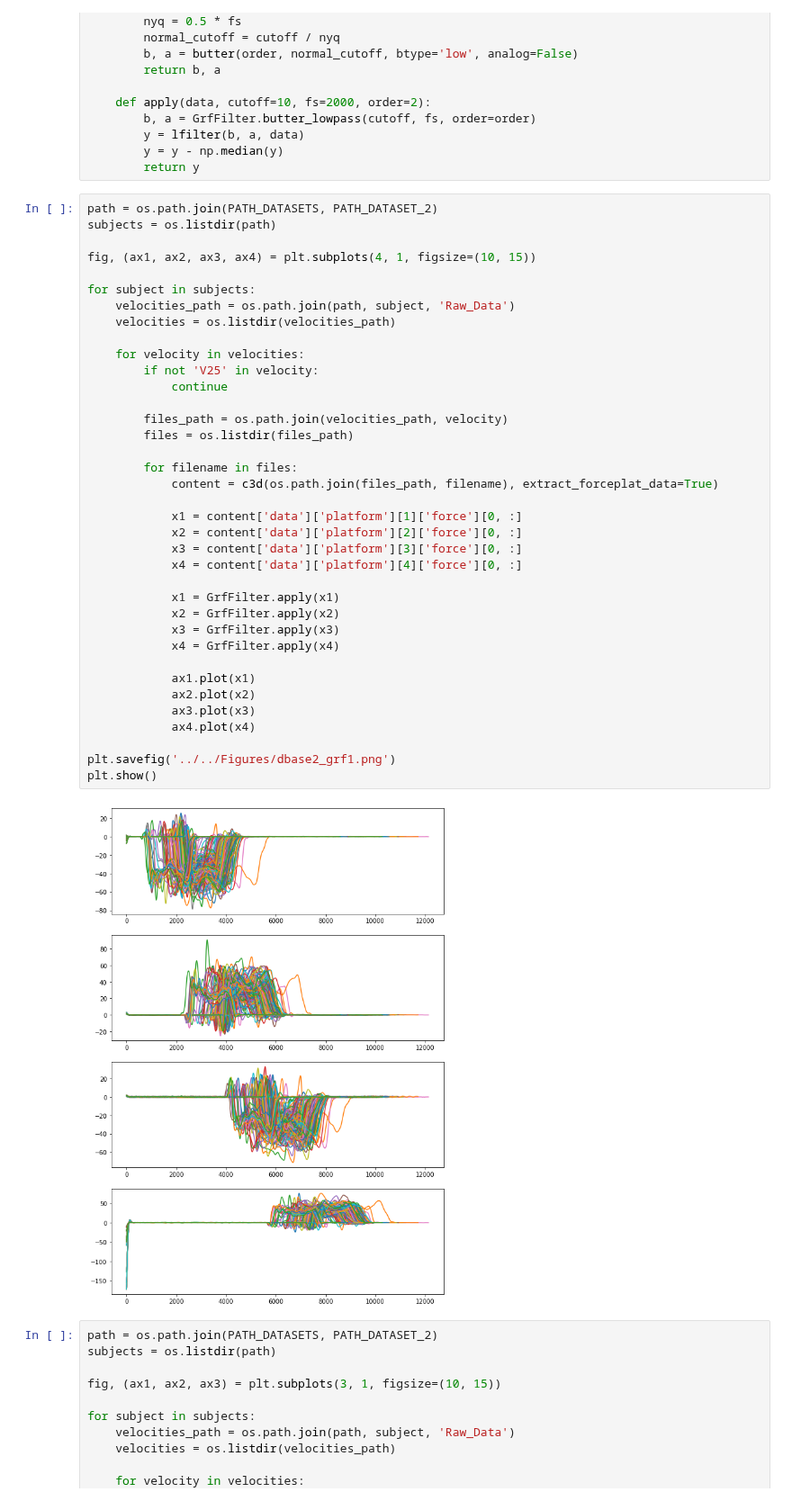
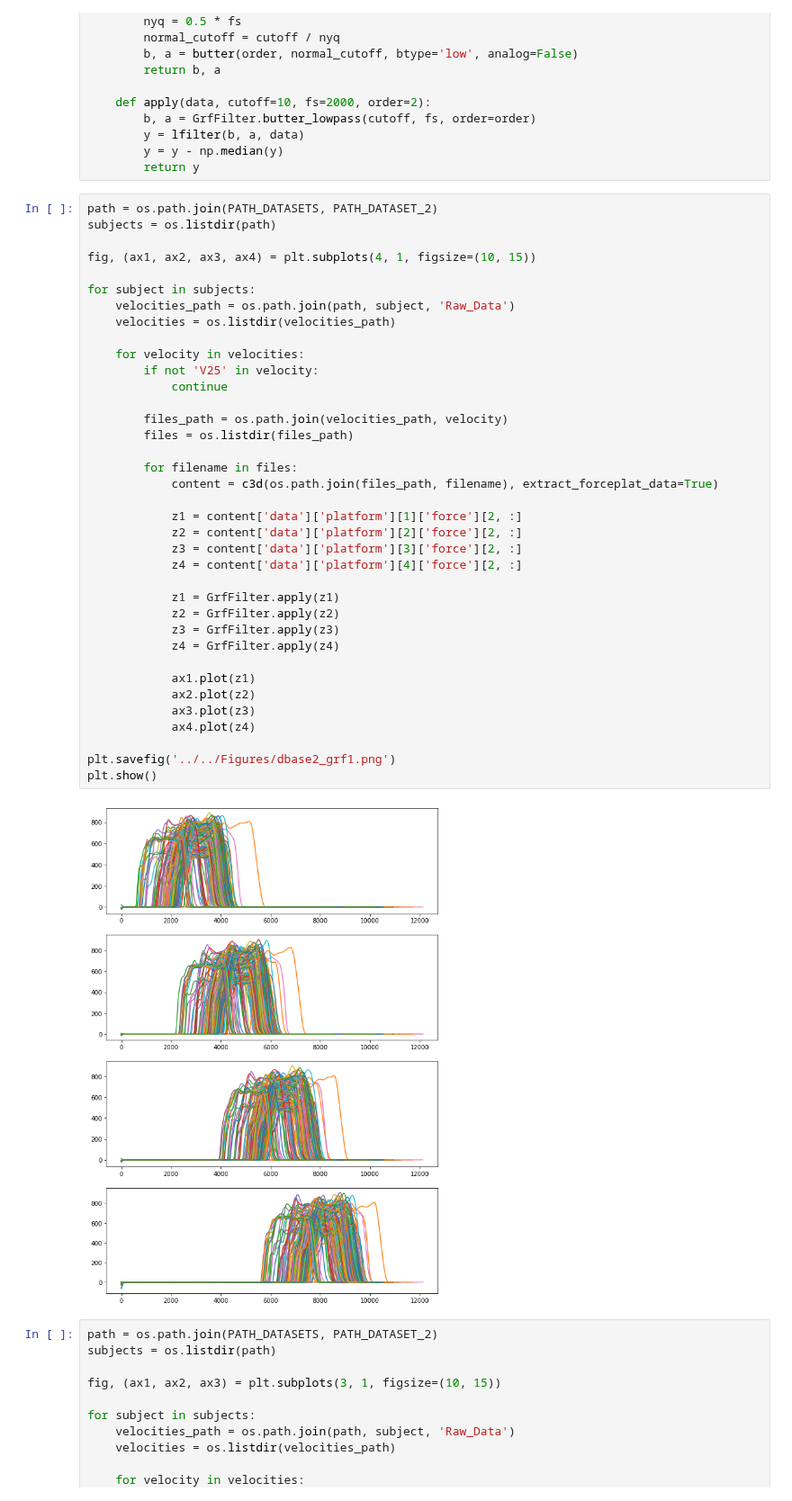
Before and after one commit to atick-faisal/GRF-Synthesis-from-Motion-Trajectories, a Jupyter notebook: src/visualization/visualization.ipynb, the cells around one changed output. Shown at 90% size. Drawn from its saved outputs; the diff is of its cells as text.

```diff
--- a/src/visualization/visualization.ipynb
+++ b/src/visualization/visualization.ipynb
@@ -154,42 +154,42 @@ class GrfFilter(object):
 # %%
 path = os.path.join(PATH_DATASETS, PATH_DATASET_2)
 subjects = os.listdir(path)
 
 fig, (ax1, ax2, ax3, ax4) = plt.subplots(4, 1, figsize=(10, 15))
 
 for subject in subjects:
     velocities_path = os.path.join(path, subject, 'Raw_Data')
     velocities = os.listdir(velocities_path)
 
     for velocity in velocities:
         if not 'V25' in velocity:
             continue
 
         files_path = os.path.join(velocities_path, velocity)
         files = os.listdir(files_path)
 
         for filename in files:
             content = c3d(os.path.join(files_path, filename), extract_forceplat_data=True)
 
-            x1 = content['data']['platform'][1]['force'][0, :]
-            x2 = content['data']['platform'][2]['force'][0, :]
-            x3 = content['data']['platform'][3]['force'][0, :]
-            x4 = content['data']['platform'][4]['force'][0, :]
+            z1 = content['data']['platform'][1]['force'][2, :]
+            z2 = content['data']['platform'][2]['force'][2, :]
+            z3 = content['data']['platform'][3]['force'][2, :]
+            z4 = content['data']['platform'][4]['force'][2, :]
 
-            x1 = GrfFilter.apply(x1)
-            x2 = GrfFilter.apply(x2)
-            x3 = GrfFilter.apply(x3)
-            x4 = GrfFilter.apply(x4)
+            z1 = GrfFilter.apply(z1)
+            z2 = GrfFilter.apply(z2)
+            z3 = GrfFilter.apply(z3)
+            z4 = GrfFilter.apply(z4)
 
-            ax1.plot(x1)
-            ax2.plot(x2)
-            ax3.plot(x3)
-            ax4.plot(x4)
+            ax1.plot(z1)
+            ax2.plot(z2)
+            ax3.plot(z3)
+            ax4.plot(z4)
 
 plt.savefig('../../Figures/dbase2_grf1.png')
 plt.show()
 # %% [output]
-[figure, old version]
+[figure, new version]
 # %%
 path = os.path.join(PATH_DATASETS, PATH_DATASET_2)
 subjects = os.listdir(path)
```
Also changed, not shown: parts of 1 cell of this notebook, 3 other files.
